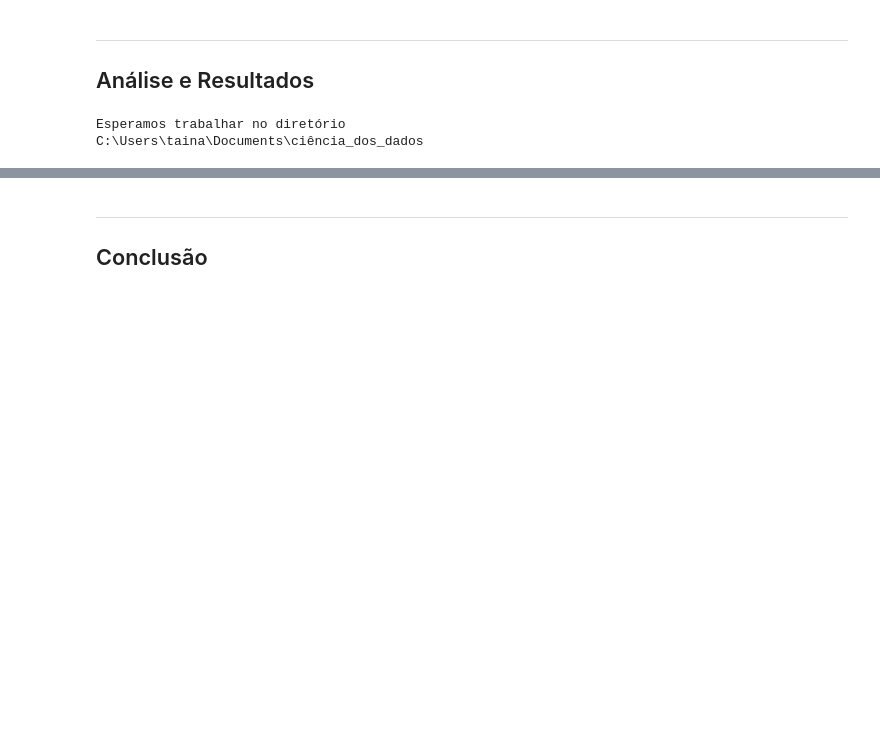
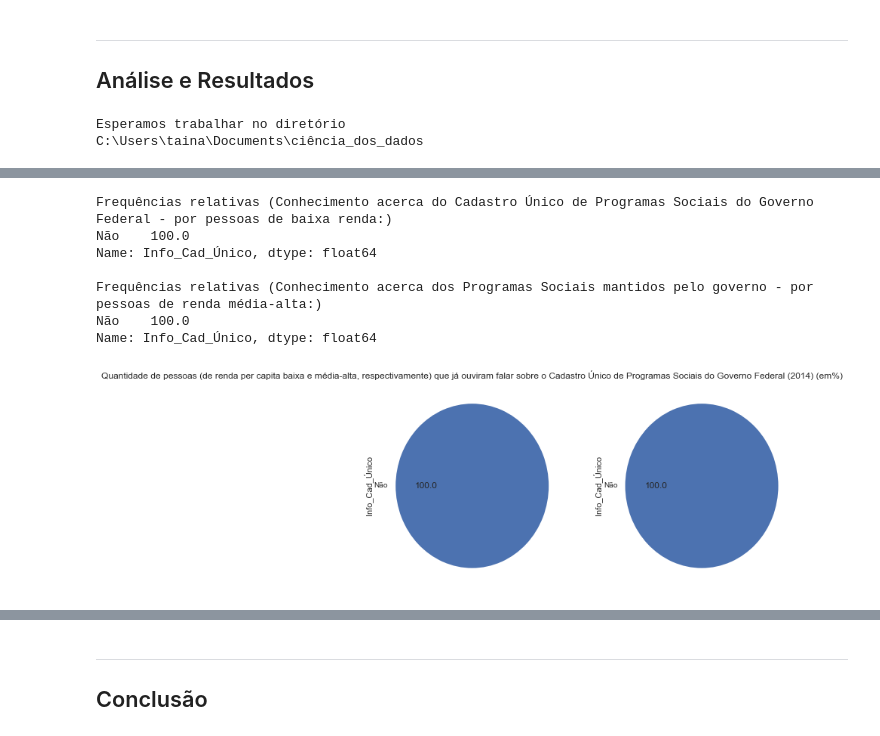
Before and after one commit to tainarasm/Ci-ncia-dos-Dados, a Jupyter notebook: Projeto1 Layout.ipynb, the cells around one changed output, grey strips where cells are left out. Cells and saved outputs as stored; diff of their text form; code cells hidden in the pictures; blank space fills up the shorter version.

```diff
--- a/Projeto1 Layout.ipynb
+++ b/Projeto1 Layout.ipynb
@@ -205,0 +260,21 @@ Name: Radio, dtype: int64
+# %%
+fig, axes = plt.subplots(nrows=1, ncols=2)
+
+abs_relat_cad_unico = df.Info_Cad_Único.value_counts(True)*100
+print('Frequências relativas (Conhecimento acerca do Cadastro Único de Programas Sociais do Governo Federal - por pessoas de baixa renda:)')
+print(abs_relat_cad_unico,'\n')
+porcen_2 = abs_relat_cad_unico.plot.pie(title='Quantidade de pessoas (de renda per capita baixa e média-alta, respectivamente) que já ouviram falar sobre o Cadastro Único de Programas Sociais do Governo Federal (2014) (em%)',autopct='%.1f',figsize=[10,5], ax=axes[0])
+
+abs_relat2_cad_unico = df2.Info_Cad_Único.value_counts(True)*100
+print('Frequências relativas (Conhecimento acerca dos Programas Sociais mantidos pelo governo - por pessoas de renda média-alta:)')
+print(abs_relat2_cad_unico,'\n')
+porcen_2_1 = abs_relat2_cad_unico.plot.pie(autopct='%.1f', figsize=[10,5], ax=axes[1])
+# %% [output]
+Frequências relativas (Conhecimento acerca do Cadastro Único de Programas Sociais do Governo Federal - por pessoas de baixa renda:)
+Não    100.0
+Name: Info_Cad_Único, dtype: float64
+
+Frequências relativas (Conhecimento acerca dos Programas Sociais mantidos pelo governo - por pessoas de renda média-alta:)
+Não    100.0
+Name: Info_Cad_Único, dtype: float64
+[figure, added]
```
Also changed, not shown: parts of 33 cells of this notebook, 3 other files.
